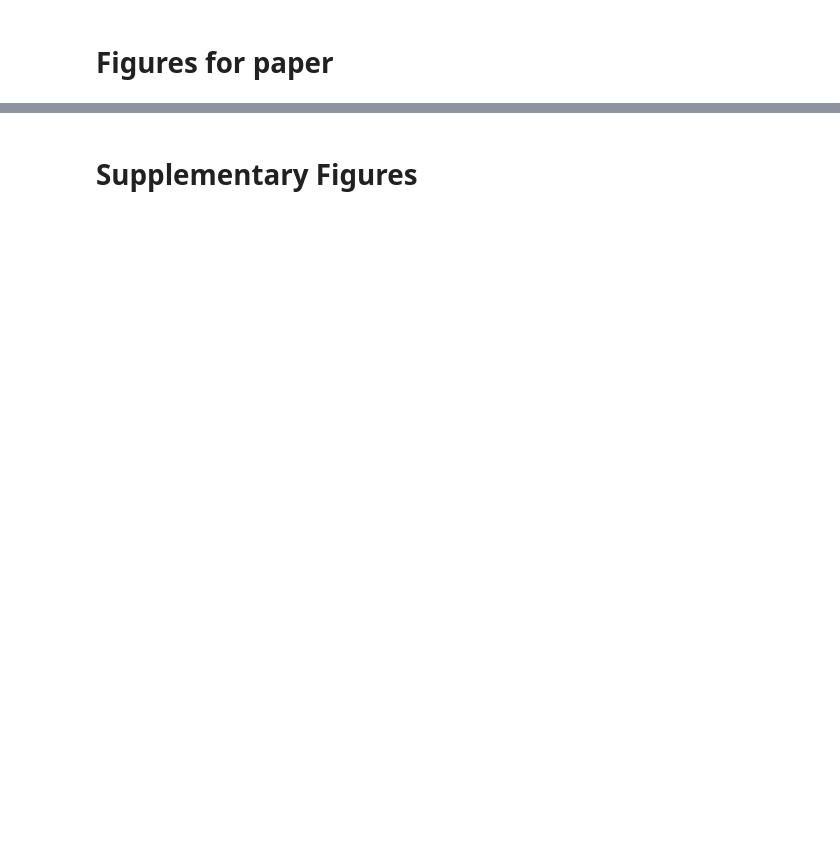
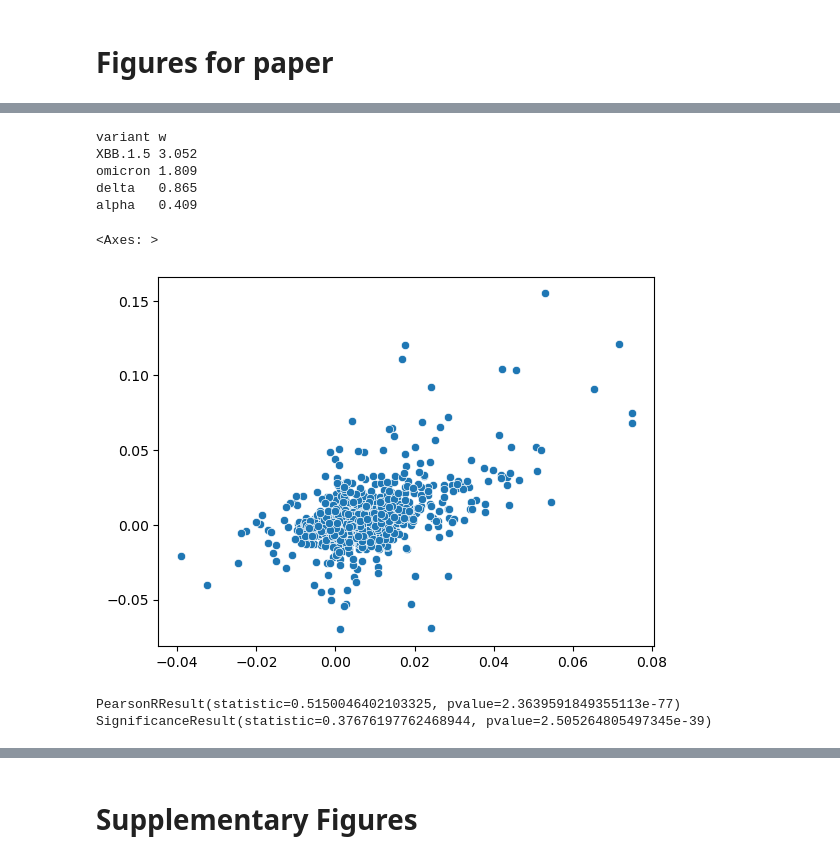
Before and after one commit to bartonlab/paper-SARS-CoV-2-inference, a Jupyter notebook: figures.ipynb, the cells around one changed output, grey strips where cells are left out. Cells and saved outputs as stored; diff of their text form; code cells hidden in the pictures; blank space fills up the shorter version.

```diff
--- a/figures.ipynb
+++ b/figures.ipynb
@@ -28,8 +27,6 @@ matplotlib version 3.5.1
 # %%
 SIMULATION_DIRECTORY = 'simulations'
-DATA_DIRECTORY       = os.getcwd()
+DATA_DIRECTORY       = 'data'
 SCRIPT_DIRECTORY     = ''
-INFERENCE_DATE       = 'data'
-SARS_DATA_DIR        = os.path.join(DATA_DIRECTORY, INFERENCE_DATE)
-
-import epi_figs as ef
+INFERENCE_DATE       = '2022-06-09'
+SARS_DATA_DIR        = os.path.join(os.getcwd(), DATA_DIRECTORY)
@@ -37,0 +254,67 @@ import epi_figs as ef
+# %%
+# Figure 2 -- grant
+
+import figs as f
+reload(f)
+
+sel_data = { 'selection_file_all': os.path.join(SARS_DATA_DIR, 'selection-nonsyn-corrected.csv'),
+             'selection_file_ns':  os.path.join(SARS_DATA_DIR, 'selection-nonsyn-corrected.csv'),
+             'label2ddr':          { 'NSP1':  0.01,
+                                     'NSP2':  0.02,
+                                     'NSP7':  0.12,
+                                     'NSP9':  0.08,
+                                     'NSP13': 0.03,
+                                     'E':     0.09,
+                                     'ORF6':  0.26,
+                                     'ORF7a': 0.17,
+                                     'ORF7b': 0.11,
+                                     'ORF8':  0.02,
+                                     'N':     0.005,
+                                     'ORF10': 0.01 } }
+traj_data = { 'variant_file':    os.path.join(SARS_DATA_DIR, 'linked-coefficients.csv'),
+              'trajectory_file': os.path.join(SARS_DATA_DIR, 'linked-trajectories.csv'),
+              # 'variant_list':    ['alpha', 'delta', 'omicron', 'XBB'],
+              # 'variant_names':   ['Alpha', 'Delta', 'Omicron (BA.1)', 'XBB'],
+              'variant_list':    ['alpha', 'delta', 'omicron', 'XBB.1.5'],
+              'variant_names':   ['Alpha', 'Delta', 'Omicron (BA.1)', 'XBB.1.5'],
+              's_cutoff':        0.05,
+              'time_set':        'late'}
+
+f.plot_grant(sel_data, traj_data)
+# %% [output]
+variant w
+XBB.1.5 3.052
+omicron 1.809
+delta   0.865
+alpha   0.409
+# %%
+df_new = pd.read_csv(os.path.join(DATA_DIRECTORY, 'selection-nonsyn-paper.csv'))
+df_old = pd.read_csv(os.path.join(DATA_DIRECTORY, 'selection-g40-1pct-nonsyn-paper.csv'))
+
+s_new = []
+s_old = []
+
+for idx, row in df_old.iterrows():
+    df_sel = df_new[(df_new['nucleotide number']==str(row['nucleotide number'])) & (df_new['nucleotide']==row['nucleotide'])]
+    if len(df_sel)==1:
+        s_old.append(row['selection coefficient'])
+        s_new.append(df_sel.iloc[0]['selection coefficient'])
+    if len(df_sel)>1:
+        print('Found multiple matches!')
+        print(df_sel.head())
+
+s_new = np.array(s_new)
+s_old = np.array(s_old)
+
+import seaborn as sns
+
+sns.scatterplot(x=s_old, y=s_new)
+# %% [output]
+<Axes: >
+[figure, added]
+# %%
+print(st.pearsonr(s_new, s_old))
+print(st.spearmanr(s_new, s_old))
+# %% [output]
+PearsonRResult(statistic=0.5150046402103325, pvalue=2.3639591849355113e-77)
+SignificanceResult(statistic=0.37676197762468944, pvalue=2.505264805497345e-39)
```
Also changed, not shown: parts of 81 cells of this notebook, 33 other files.
